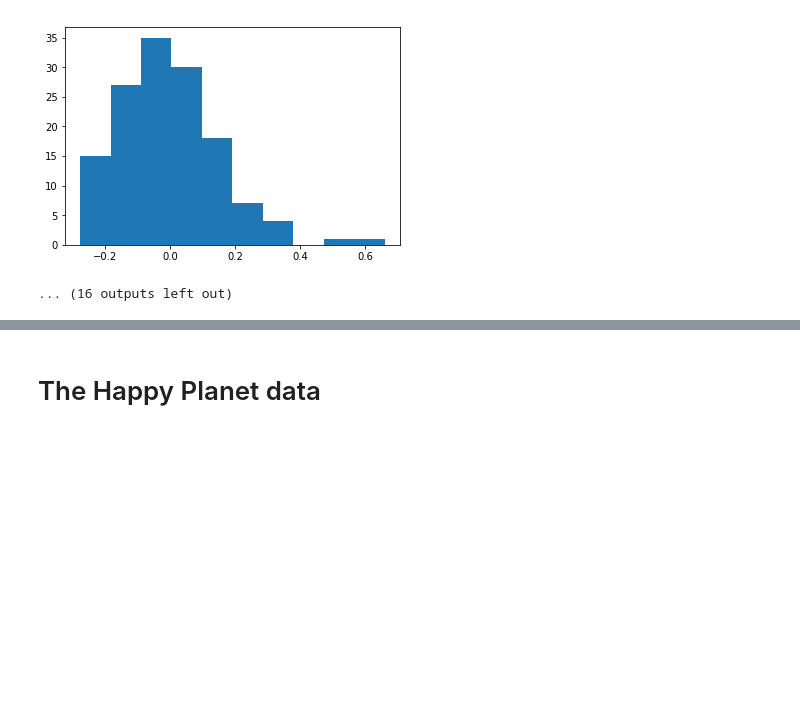
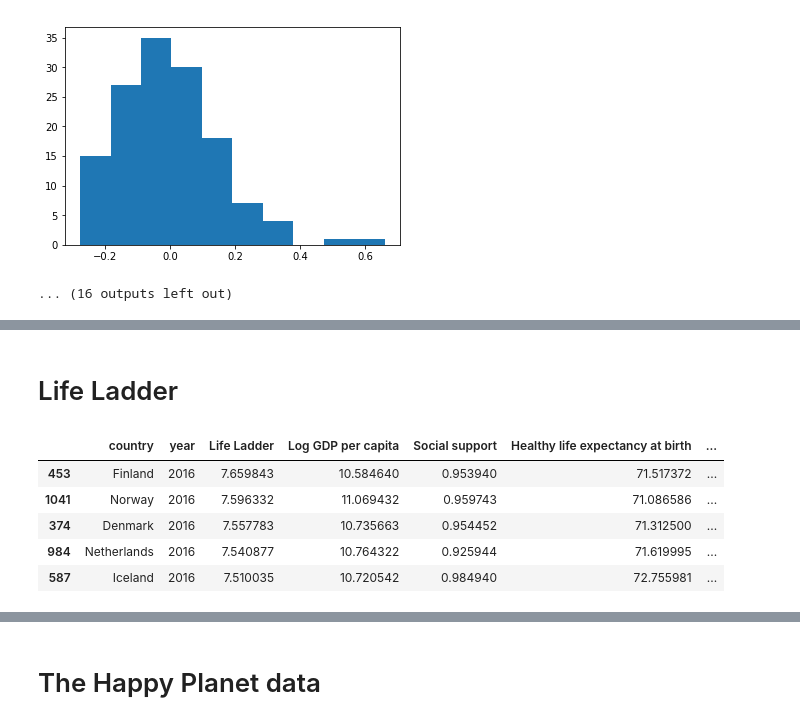
Before and after one commit to angela1C/Programming-for-Data-Analysis-Simulation-Project-2019, a Jupyter notebook: worldhappiness.ipynb, the cells around one changed output, grey strips where cells are left out. Drawn from its saved outputs; the diff is of its cells as text; code cells hidden in the pictures; blank space fills up the shorter version.

```diff
--- a/worldhappiness.ipynb
+++ b/worldhappiness.ipynb
@@ -540,0 +558,12 @@ Name: Generosity, Length: 142, dtype: float64
+# %% [markdown]
+# Life Ladder
+# %%
+## WHR report data 2016
+whr16.sort_values(by='Life Ladder', ascending=False).head()
+# %% [output]
+|  | country | year | Life Ladder | Log GDP per capita | Social support | Healthy life expectancy at birth | ... |
+| 453 | Finland | 2016 | 7.659843 | 10.584640 | 0.953940 | 71.517372 | ... |
+| 1041 | Norway | 2016 | 7.596332 | 11.069432 | 0.959743 | 71.086586 | ... |
+| 374 | Denmark | 2016 | 7.557783 | 10.735663 | 0.954452 | 71.312500 | ... |
+| 984 | Netherlands | 2016 | 7.540877 | 10.764322 | 0.925944 | 71.619995 | ... |
+| 587 | Iceland | 2016 | 7.510035 | 10.720542 | 0.984940 | 72.755981 | ... |
```
Also changed, not shown: parts of 23 cells of this notebook, 4 other files.
